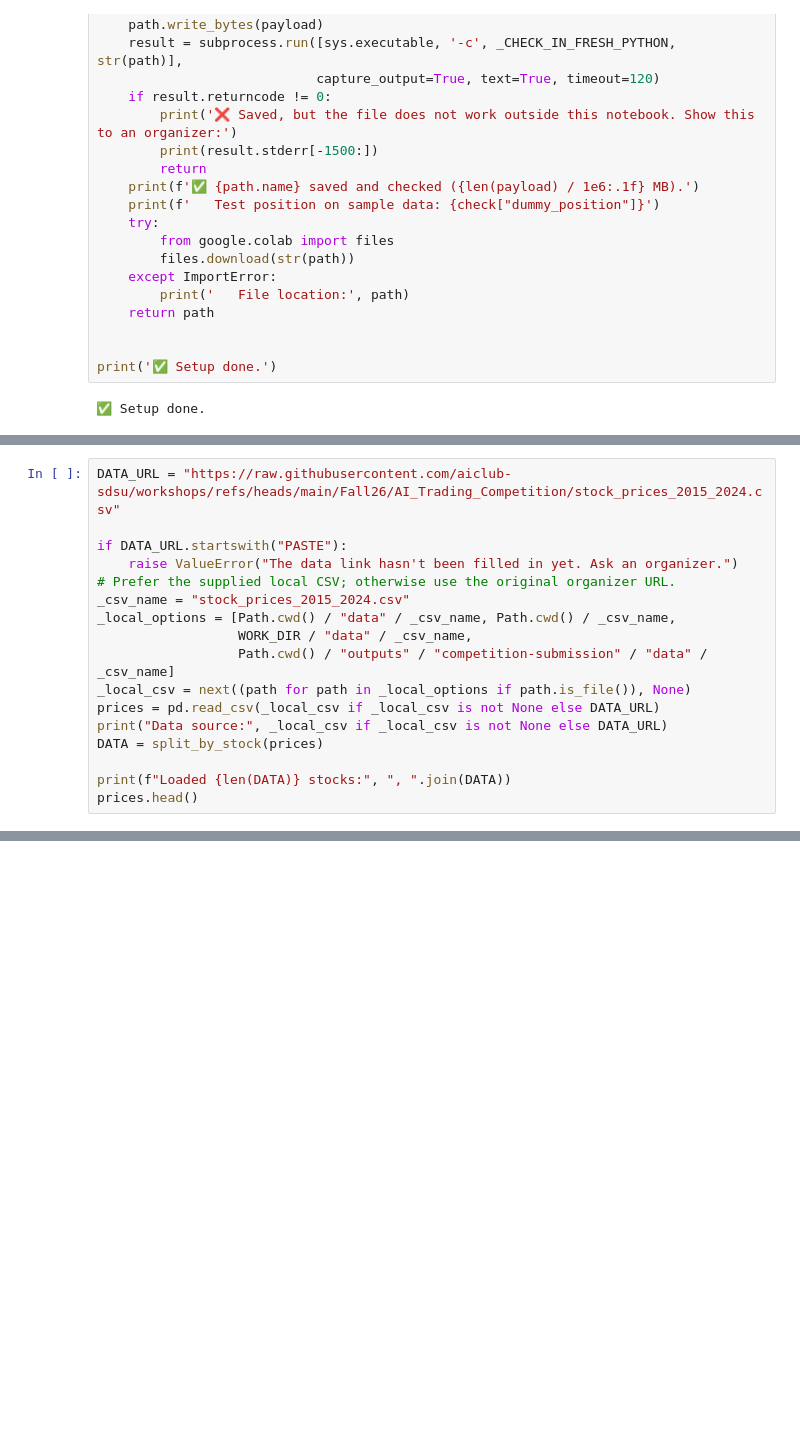
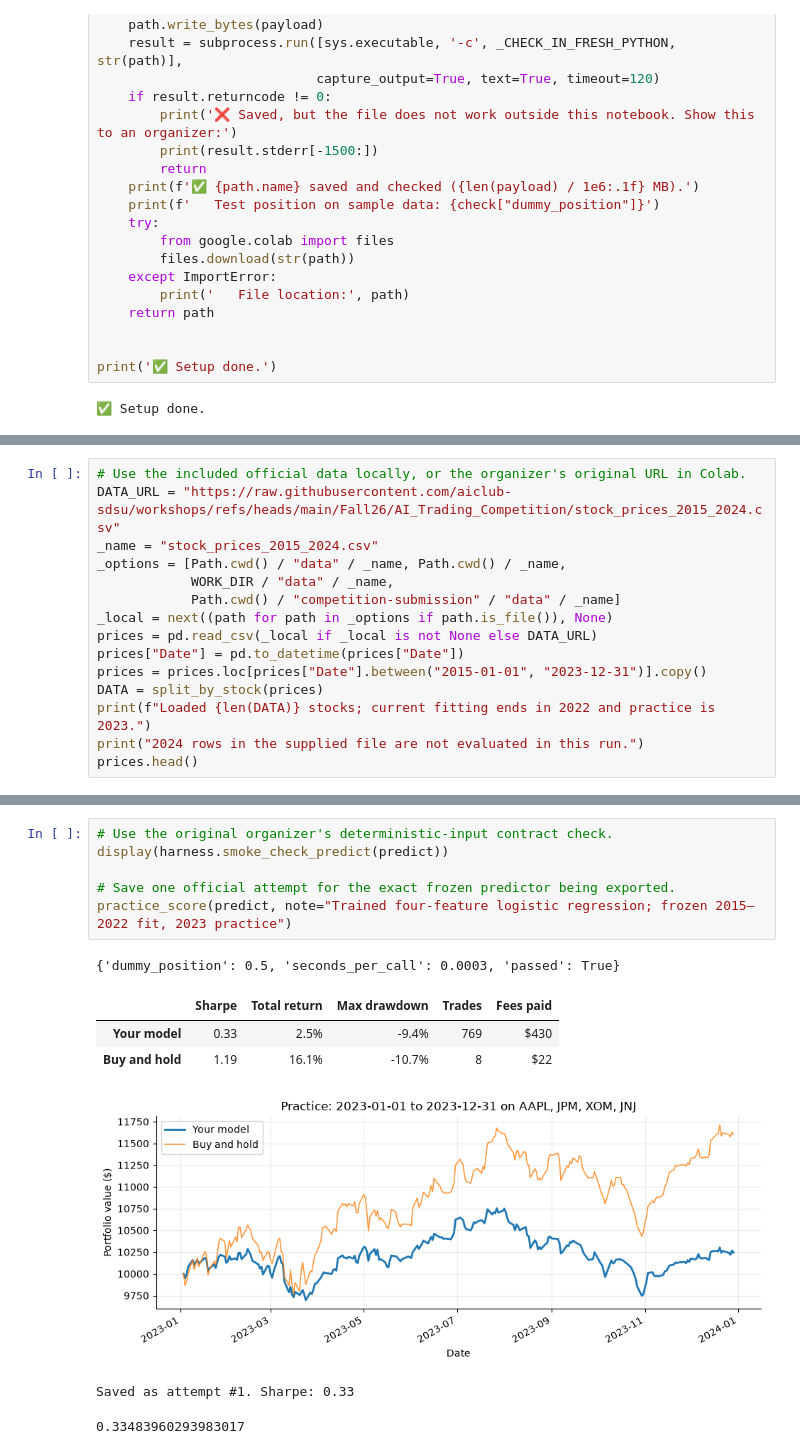
Before and after one commit to jplip/ai-stock-trading-comp, a Jupyter notebook: competition-submission/Signal_Lab_Competition.ipynb, the cells around one changed output, grey strips where cells are left out. Saved outputs shown, nothing was run; the diff lists cells and outputs as text; blank space fills up the shorter version.

```diff
--- a/competition-submission/Signal_Lab_Competition.ipynb
+++ b/competition-submission/Signal_Lab_Competition.ipynb
@@ -516,18 +501,16 @@ Each row is one stock on one day:
 # %%
+# Use the included official data locally, or the organizer's original URL in Colab.
 DATA_URL = "https://raw.githubusercontent.com/aiclub-sdsu/workshops/refs/heads/main/Fall26/AI_Trading_Competition/stock_prices_2015_2024.csv"
-
-if DATA_URL.startswith("PASTE"):
-    raise ValueError("The data link hasn't been filled in yet. Ask an organizer.")
-# Prefer the supplied local CSV; otherwise use the original organizer URL.
-_csv_name = "stock_prices_2015_2024.csv"
-_local_options = [Path.cwd() / "data" / _csv_name, Path.cwd() / _csv_name,
-                  WORK_DIR / "data" / _csv_name,
-                  Path.cwd() / "outputs" / "competition-submission" / "data" / _csv_name]
-_local_csv = next((path for path in _local_options if path.is_file()), None)
-prices = pd.read_csv(_local_csv if _local_csv is not None else DATA_URL)
-print("Data source:", _local_csv if _local_csv is not None else DATA_URL)
+_name = "stock_prices_2015_2024.csv"
+_options = [Path.cwd() / "data" / _name, Path.cwd() / _name,
+            WORK_DIR / "data" / _name,
+            Path.cwd() / "competition-submission" / "data" / _name]
+_local = next((path for path in _options if path.is_file()), None)
+prices = pd.read_csv(_local if _local is not None else DATA_URL)
+prices["Date"] = pd.to_datetime(prices["Date"])
+prices = prices.loc[prices["Date"].between("2015-01-01", "2023-12-31")].copy()
 DATA = split_by_stock(prices)
-
-print(f"Loaded {len(DATA)} stocks:", ", ".join(DATA))
+print(f"Loaded {len(DATA)} stocks; current fitting ends in 2022 and practice is 2023.")
+print("2024 rows in the supplied file are not evaluated in this run.")
 prices.head()
 # %% [output]
@@ -1128,0 +1114,14 @@ through 2024 and reuse these scores as if they were unseen.
+# %%
+# Use the original organizer's deterministic-input contract check.
+display(harness.smoke_check_predict(predict))
+
+# Save one official attempt for the exact frozen predictor being exported.
+practice_score(predict, note="Trained four-feature logistic regression; frozen 2015–2022 fit, 2023 practice")
+# %% [output]
+{'dummy_position': 0.5, 'seconds_per_call': 0.0003, 'passed': True}
+|  | Sharpe | Total return | Max drawdown | Trades | Fees paid |
+| Your model | 0.33 | 2.5% | -9.4% | 769 | $430 |
+| Buy and hold | 1.19 | 16.1% | -10.7% | 8 | $22 |
+[figure, added]
+Saved as attempt #1. Sharpe: 0.33
+0.33483960293983017
```
Also changed, not shown: parts of 29 cells of this notebook, 1 other file.
